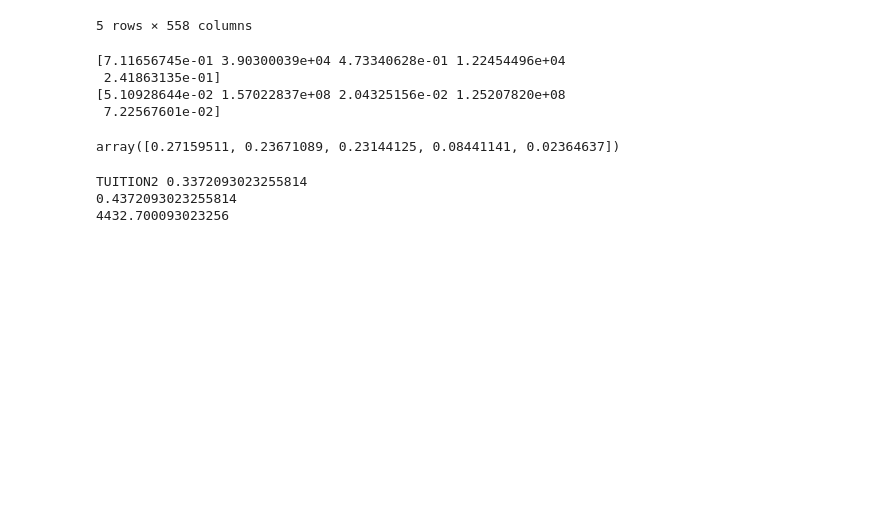
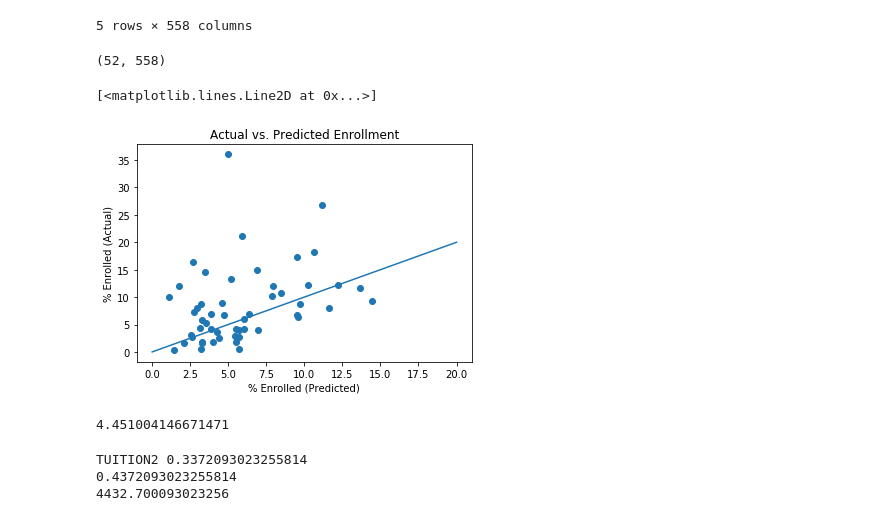
Before and after one commit to nina-xu/Insight_ScholarShip, a Jupyter notebook: Actionable insight.ipynb, the cells around one changed output. Cells and saved outputs as stored; diff of their text form; code cells hidden in the pictures; blank space fills up the shorter version.

```diff
--- a/Actionable insight.ipynb
+++ b/Actionable insight.ipynb
@@ -27,24 +34,36 @@ for i in range(len(features)):
     features_std.append(features[i]+'_std')
 # %%
 #data.to_csv('Data/data 258.csv', index = False)
+from sklearn.model_selection import train_test_split
+np.random.seed(951)
+train, test = train_test_split(data, test_size = 0.2)
+train.shape
+test.shape
+# %% [output]
+(52, 558)
 # %%
 # current final model
 # standardize
 scaler = StandardScaler()
-scaler.fit(data[features])
-print(scaler.mean_)
-print(scaler.var_)
+scaler.fit(train[features])
 transformed_linear = LinearRegression()
-result = transformed_linear.fit(X = scaler.transform(data[features]), y = data.logit)
-y_pred = result.predict(X = scaler.transform(data[features]))
-#result.score(X = scaler.transform(data[features]), y = data.logit) #0.267
-result.coef_
+result = transformed_linear.fit(X = scaler.transform(train[features]), y = train.logit)
+y_pred_logit = result.predict(X = scaler.transform(test[features]))
-# %% [output]
-[7.11656745e-01 3.90300039e+04 4.73340628e-01 1.22454496e+04
- 2.41863135e-01]
-[5.10928644e-02 1.57022837e+08 2.04325156e-02 1.25207820e+08
- 7.22567601e-02]
-array([0.27159511, 0.23671089, 0.23144125, 0.08441141, 0.02364637])
+# %%
+y_pred = reverse_logit(y_pred_logit)
+plt.scatter(y_pred*100, test.intl_pct)
+plt.title('Actual vs. Predicted Enrollment')
+plt.xlabel('% Enrolled (Predicted)')
+plt.ylabel('% Enrolled (Actual)')
+plt.plot([0,20],[0,20])
+# %% [output]
+[<matplotlib.lines.Line2D at 0x...>]
+[figure, added]
+# %%
+# mean absolute error
+np.mean(np.abs(y_pred*100- test.intl_pct)) #4.45%
+# %% [output]
+4.451004146671471
 # %%
 # how do I suggest actionable insight?
 # exclude tuition
```
Also changed, not shown: parts of 4 cells of this notebook, 1 other file.
